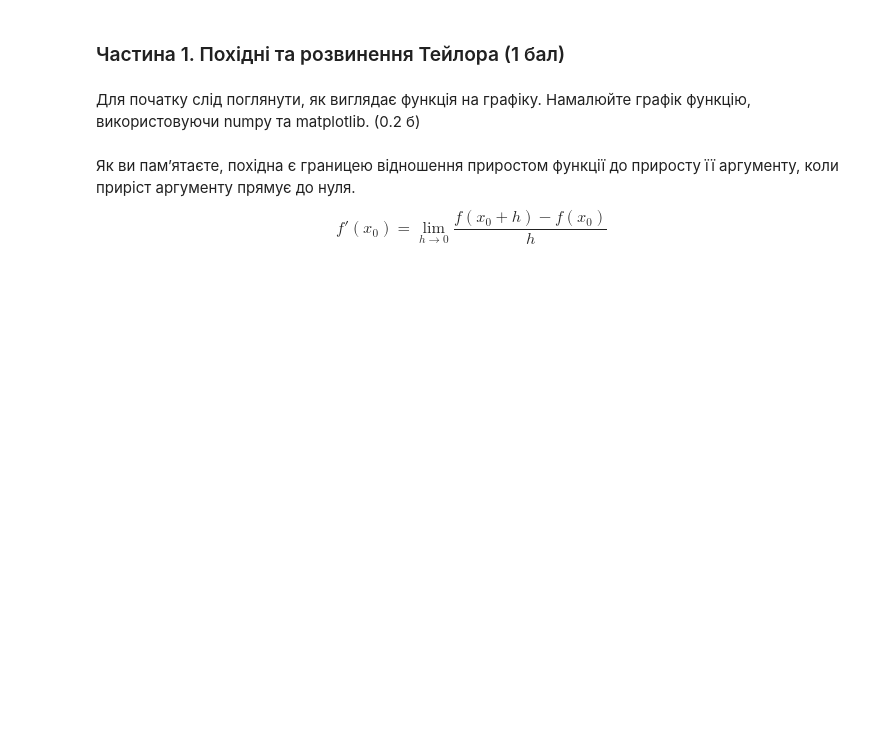
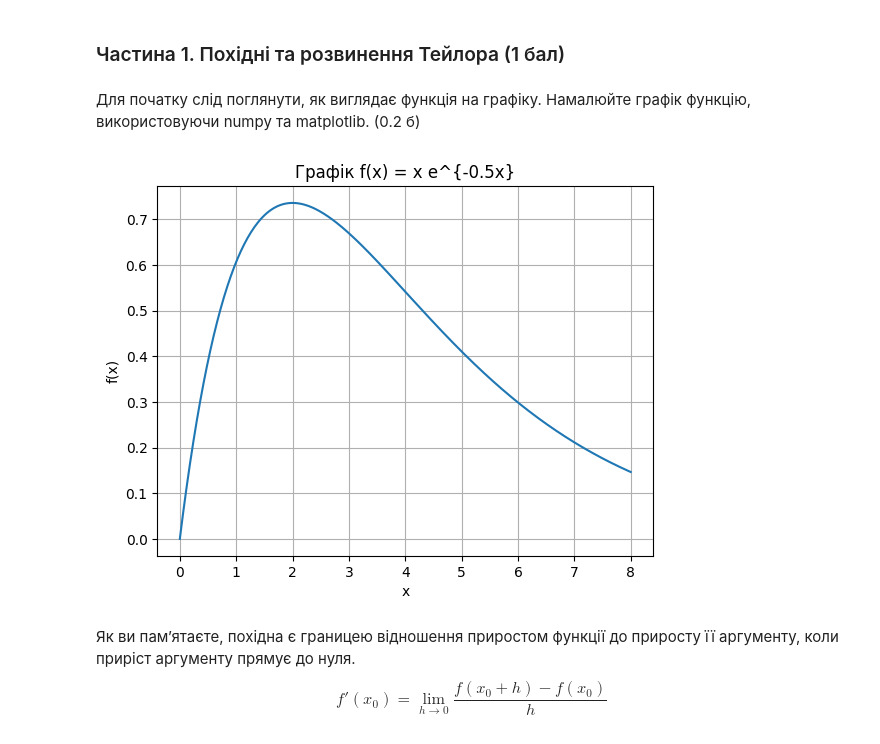
Before and after one commit to oksentiukpn/MA_lab, a Jupyter notebook: Lab1_Calc_NameSurname_NameSurname.ipynb, the cells around one changed output. Cells and saved outputs as stored; diff of their text form; code cells hidden in the pictures; blank space fills up the shorter version.

```diff
--- a/Lab1_Calc_NameSurname_NameSurname.ipynb
+++ b/Lab1_Calc_NameSurname_NameSurname.ipynb
@@ -44,3 +36,20 @@ y_values = None # це також змініть
+# %%
+function = lambda x: x * np.exp(-0.5 * x) # перепишіть вашу функцію
+
+x_values = np.linspace(0, 8, 400)
+y_values = function(x_values)
+
+# Ваш код
+
+plt.figure()
+plt.plot(x_values, y_values)
+plt.title("Графік f(x) = x e^{-0.5x}")
+plt.xlabel("x")
+plt.ylabel("f(x)")
+plt.grid(True)
+plt.show()
+# %% [output]
+[figure, added]
 # %% [markdown]
 Як ви памʼятаєте, похідна є границею відношення приростом функції до приросту її аргументу, коли приріст аргументу прямує до нуля.
 $$
```
Also changed, not shown: parts of 6 cells of this notebook.
